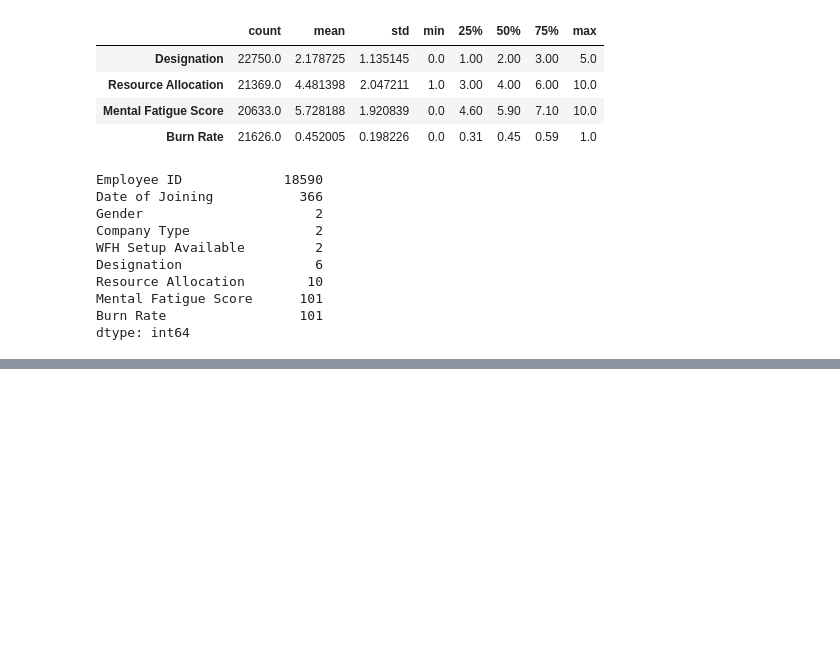
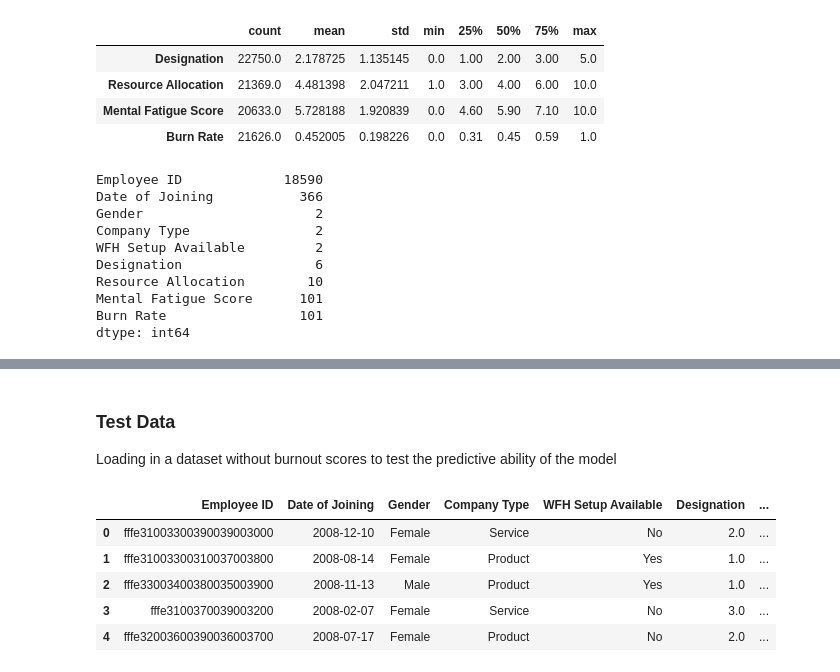
Before and after one commit to MenardCayabyab/Project4, a Jupyter notebook: Project4.ipynb, the cells around one changed output, grey strips where cells are left out. Saved outputs shown, nothing was run; the diff lists cells and outputs as text; code cells hidden in the pictures; blank space fills up the shorter version.

```diff
--- a/Project4.ipynb
+++ b/Project4.ipynb
@@ -129,0 +130,14 @@ R2: 0.920218407622909
+# %% [markdown]
+### Test Data
+Loading in a dataset without burnout scores to test the predictive ability of the model
+# %%
+# Load in the test.csv dataset to see what sort of burnout scores will be generated
+test_df = pd.read_csv('Resources/test.csv')
+test_df.head()
+# %% [output]
+|  | Employee ID | Date of Joining | Gender | Company Type | WFH Setup Available | Designation | ... |
+| 0 | fffe31003300390039003000 | 2008-12-10 | Female | Service | No | 2.0 | ... |
+| 1 | fffe31003300310037003800 | 2008-08-14 | Female | Product | Yes | 1.0 | ... |
+| 2 | fffe33003400380035003900 | 2008-11-13 | Male | Product | Yes | 1.0 | ... |
+| 3 | fffe3100370039003200 | 2008-02-07 | Female | Service | No | 3.0 | ... |
+| 4 | fffe32003600390036003700 | 2008-07-17 | Female | Product | No | 2.0 | ... |
```
Also changed, not shown: parts of 12 cells of this notebook.
